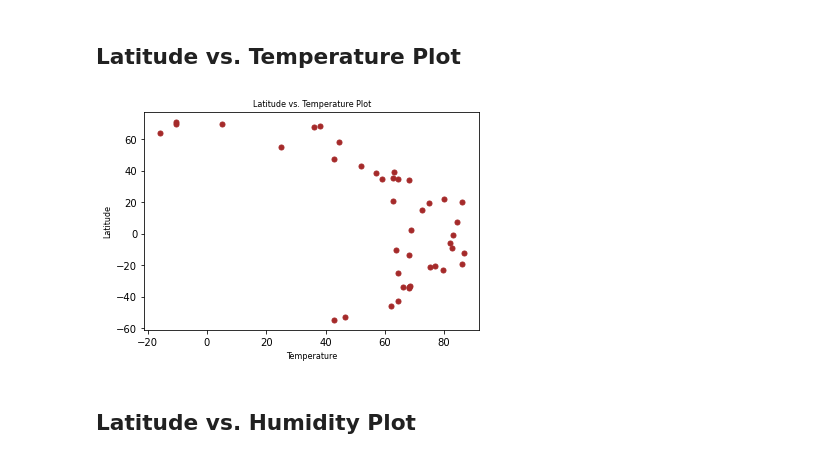
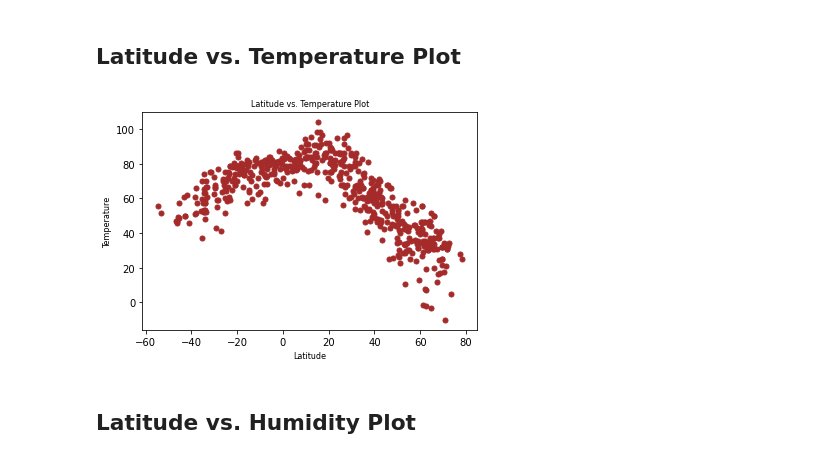
Before and after one commit to cperrault14/Pythn-API-CHallenge, a Jupyter notebook: WeatherPy/WeatherPy.ipynb, the cells around one changed output. Saved outputs shown, nothing was run; the diff lists cells and outputs as text; code cells hidden in the pictures.

```diff
--- a/WeatherPy/WeatherPy.ipynb
+++ b/WeatherPy/WeatherPy.ipynb
@@ -36,8 +37,8 @@ lat_lngs = []
 cities = []
 
 # Create a set of random lat and lng combinations
-lats = np.random.uniform(lat_range[0], lat_range[1], size=50)
-lngs = np.random.uniform(lng_range[0], lng_range[1], size=50)
+lats = np.random.uniform(lat_range[0], lat_range[1], size=1500)
+lngs = np.random.uniform(lng_range[0], lng_range[1], size=1500)
 lat_lngs = zip(lats, lngs)
 
 # Identify nearest city for each lat, lng combination
@@ -241,16 +228,18 @@ weather_df
 ## Latitude vs. Temperature Plot
 # %%
 marker_size=12
-plt.scatter(weather_df['Temperature'],weather_df['Latitude'],s=25, color="brown")
+plt.scatter(weather_df['Latitude'],weather_df['Temperature'],s=25, color="brown")
 # Plot beautification
 plt.title('Latitude vs. Temperature Plot',fontsize =8)
-plt.xlabel('Temperature',fontsize =8)
-plt.ylabel('Latitude',fontsize =8)
+plt.xlabel('Latitude',fontsize =8)
+plt.ylabel('Temperature',fontsize =8)
 
-# Print test
-plt.show()
+# # Print test
+# plt.show()
+
+plt.savefig('Temp vs Lat.png')
 # %% [output]
-[figure, old version]
+[figure, new version]
 # %% [markdown]
 ## Latitude vs. Humidity Plot
 # %%
```
Also changed, not shown: parts of 9 cells of this notebook, 5 other files.
